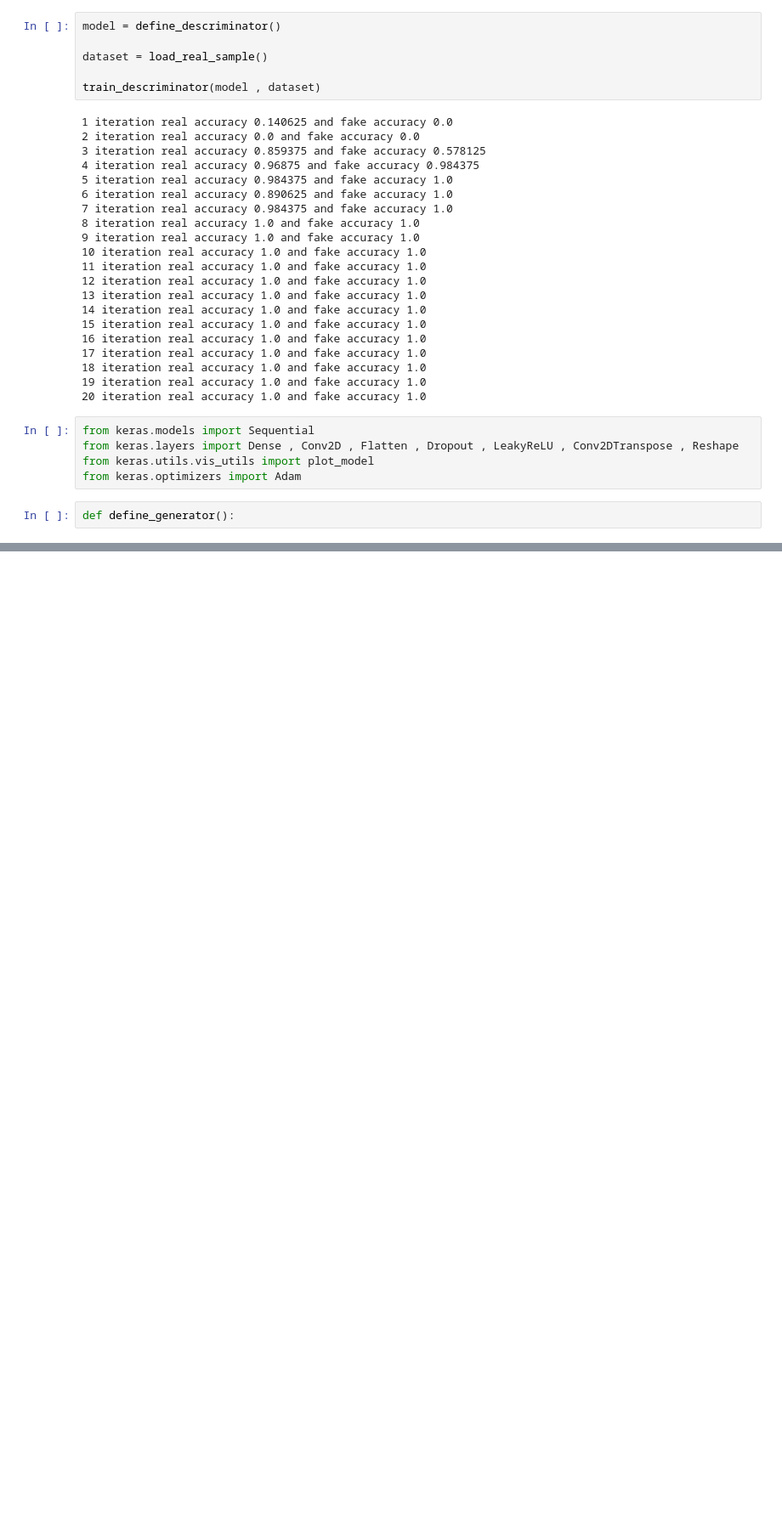
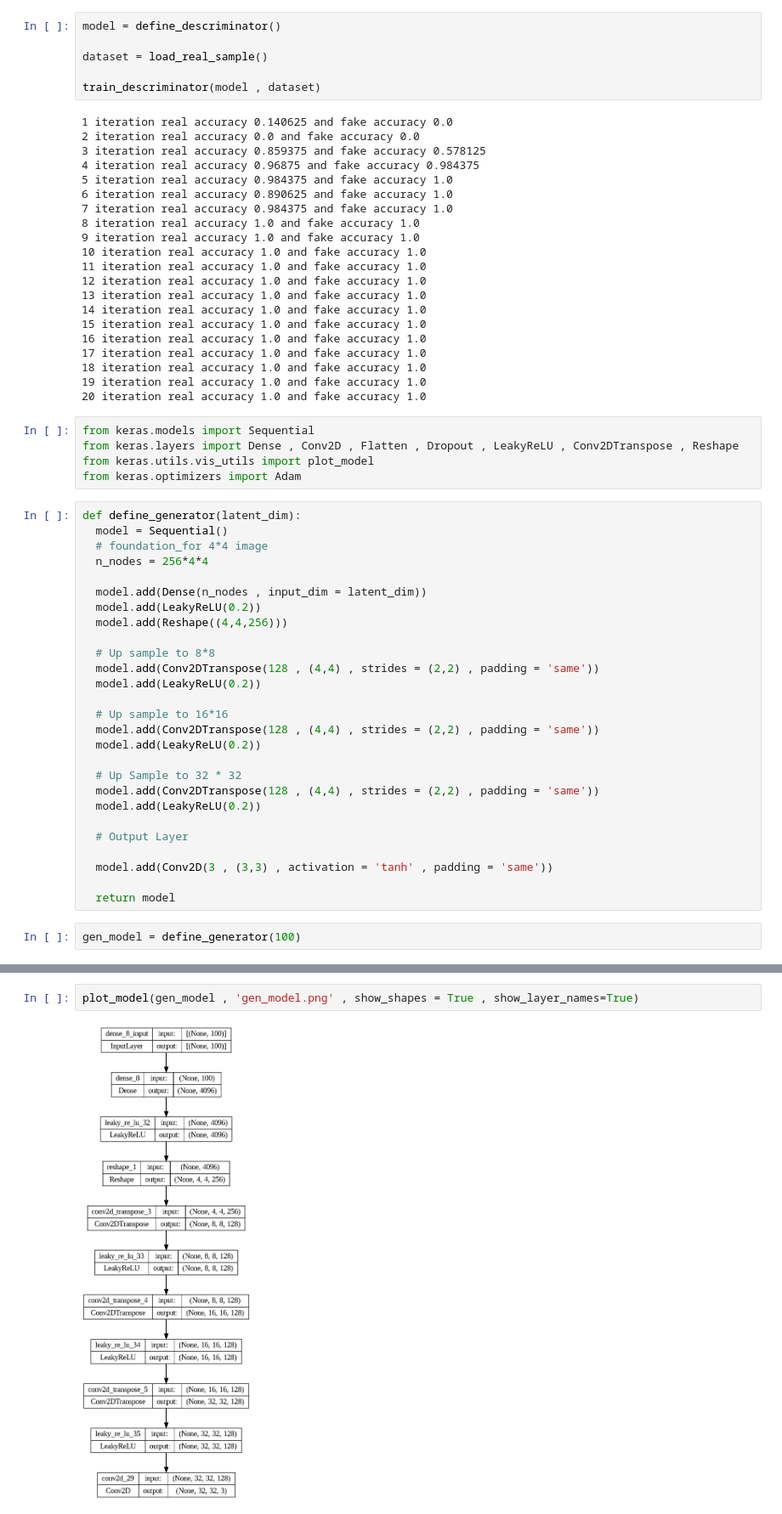
Before and after one commit to Pavansyamala/GenerativeAdverserialNN, a Jupyter notebook: GAN.ipynb, the cells around one changed output, grey strips where cells are left out. Shown: that part at 85% size. Cells and saved outputs as stored; diff of their text form; blank space fills up the shorter version.

```diff
--- a/GAN.ipynb
+++ b/GAN.ipynb
@@ -151,5 +151,32 @@ from keras.models import Sequential
 from keras.layers import Dense , Conv2D , Flatten , Dropout , LeakyReLU , Conv2DTranspose , Reshape
 from keras.utils.vis_utils import plot_model
 from keras.optimizers import Adam
-# %%
-def define_generator():
+# %%
+def define_generator(latent_dim):
+  model = Sequential()
+  # foundation_for 4*4 image
+  n_nodes = 256*4*4
+
+  model.add(Dense(n_nodes , input_dim = latent_dim))
+  model.add(LeakyReLU(0.2))
+  model.add(Reshape((4,4,256)))
+
+  # Up sample to 8*8
+  model.add(Conv2DTranspose(128 , (4,4) , strides = (2,2) , padding = 'same'))
+  model.add(LeakyReLU(0.2))
+
+  # Up sample to 16*16
+  model.add(Conv2DTranspose(128 , (4,4) , strides = (2,2) , padding = 'same'))
+  model.add(LeakyReLU(0.2))
+
+  # Up Sample to 32 * 32
+  model.add(Conv2DTranspose(128 , (4,4) , strides = (2,2) , padding = 'same'))
+  model.add(LeakyReLU(0.2))
+
+  # Output Layer
+
+  model.add(Conv2D(3 , (3,3) , activation = 'tanh' , padding = 'same'))
+
+  return model
+# %%
+gen_model = define_generator(100)
@@ -155,0 +203,4 @@ def define_generator():
+# %%
+plot_model(gen_model , 'gen_model.png' , show_shapes = True , show_layer_names=True)
+# %% [output]
+[figure, added]
```
Also changed, not shown: parts of 1 cell of this notebook.
